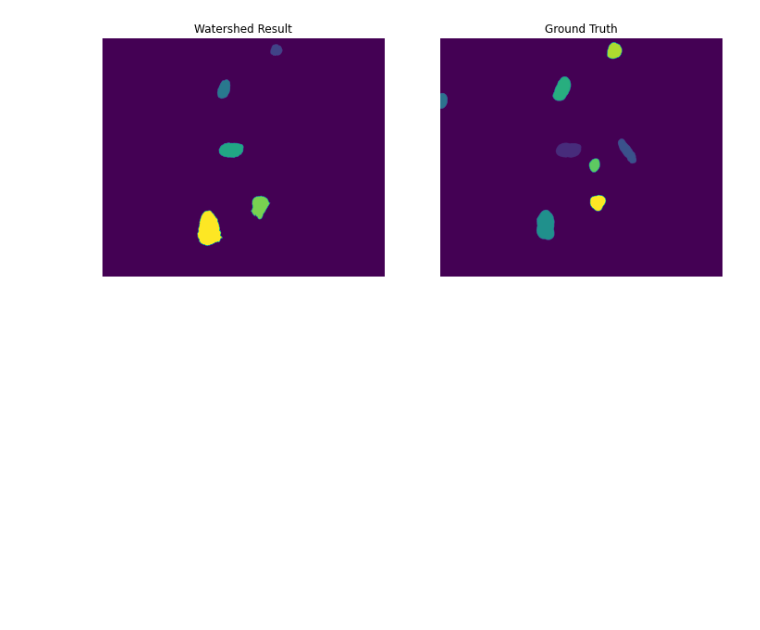
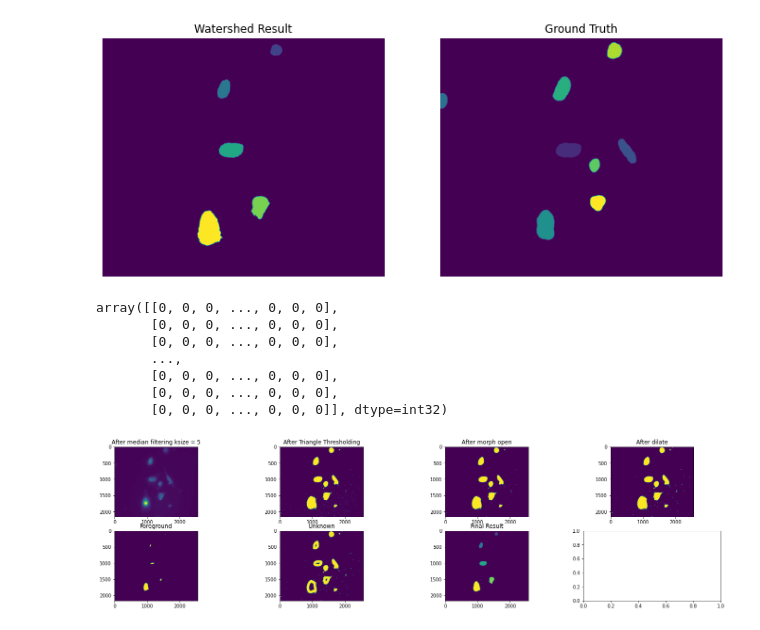
Before and after one commit to annajiwons/merfish-segmentation, a Jupyter notebook: 4_watershed/watershed.ipynb, the cells around one changed output. Drawn from its saved outputs; the diff is of its cells as text; code cells hidden in the pictures; blank space fills up the shorter version.

```diff
--- a/4_watershed/watershed.ipynb
+++ b/4_watershed/watershed.ipynb
@@ -408,3 +405,15 @@ figure_axes[1].set_title('Ground Truth')
 figure_axes[1].axis('off');
 # %% [output]
 [figure]
+# %%
+# Look at steps
+watershed_seg(merfish_images[41], show_step_images = True)
+# %% [output]
+array([[0, 0, 0, ..., 0, 0, 0],
+       [0, 0, 0, ..., 0, 0, 0],
+       [0, 0, 0, ..., 0, 0, 0],
+       ...,
+       [0, 0, 0, ..., 0, 0, 0],
+       [0, 0, 0, ..., 0, 0, 0],
+       [0, 0, 0, ..., 0, 0, 0]], dtype=int32)
+[figure, added]
```
Also changed, not shown: parts of 9 cells of this notebook.
